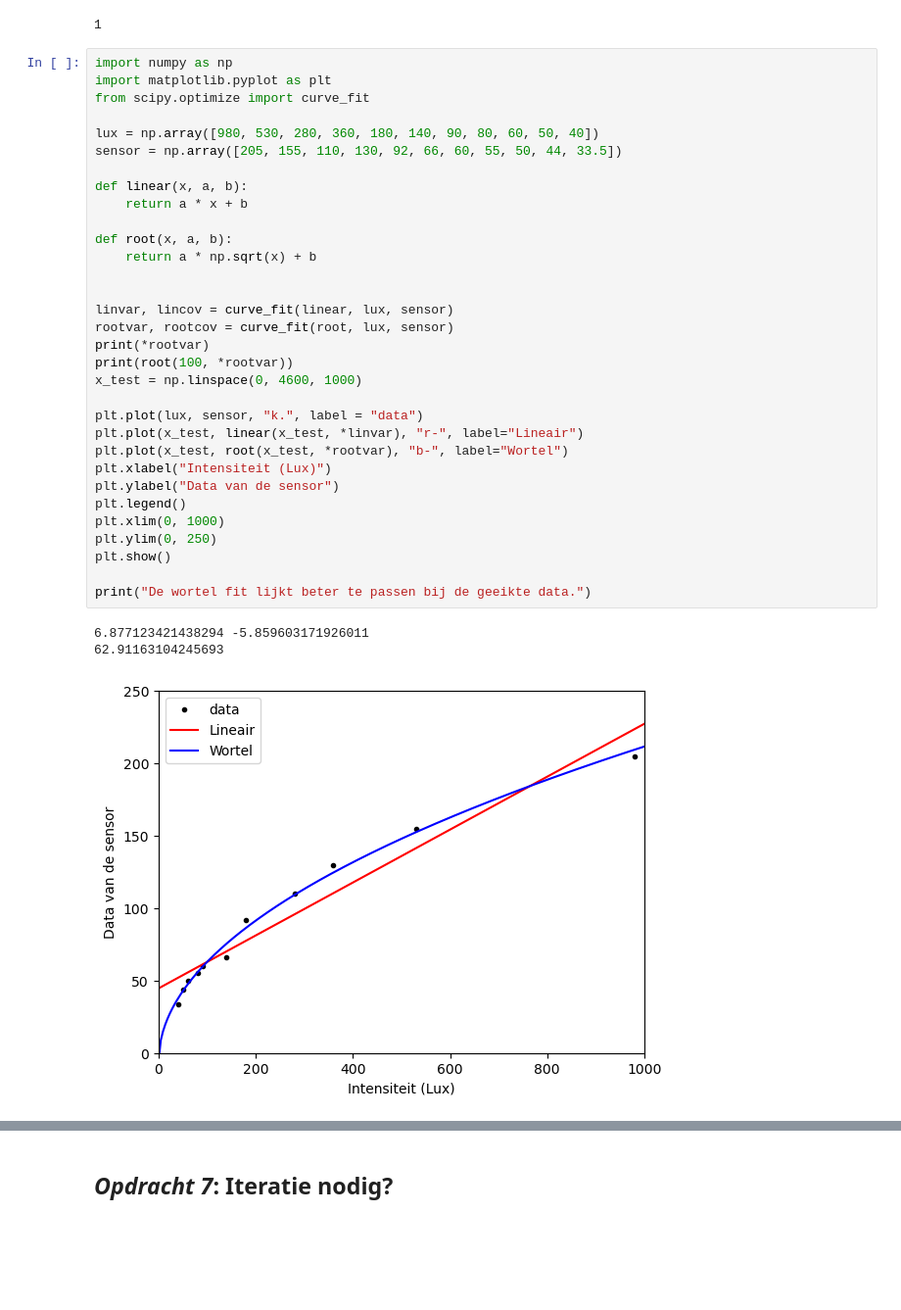
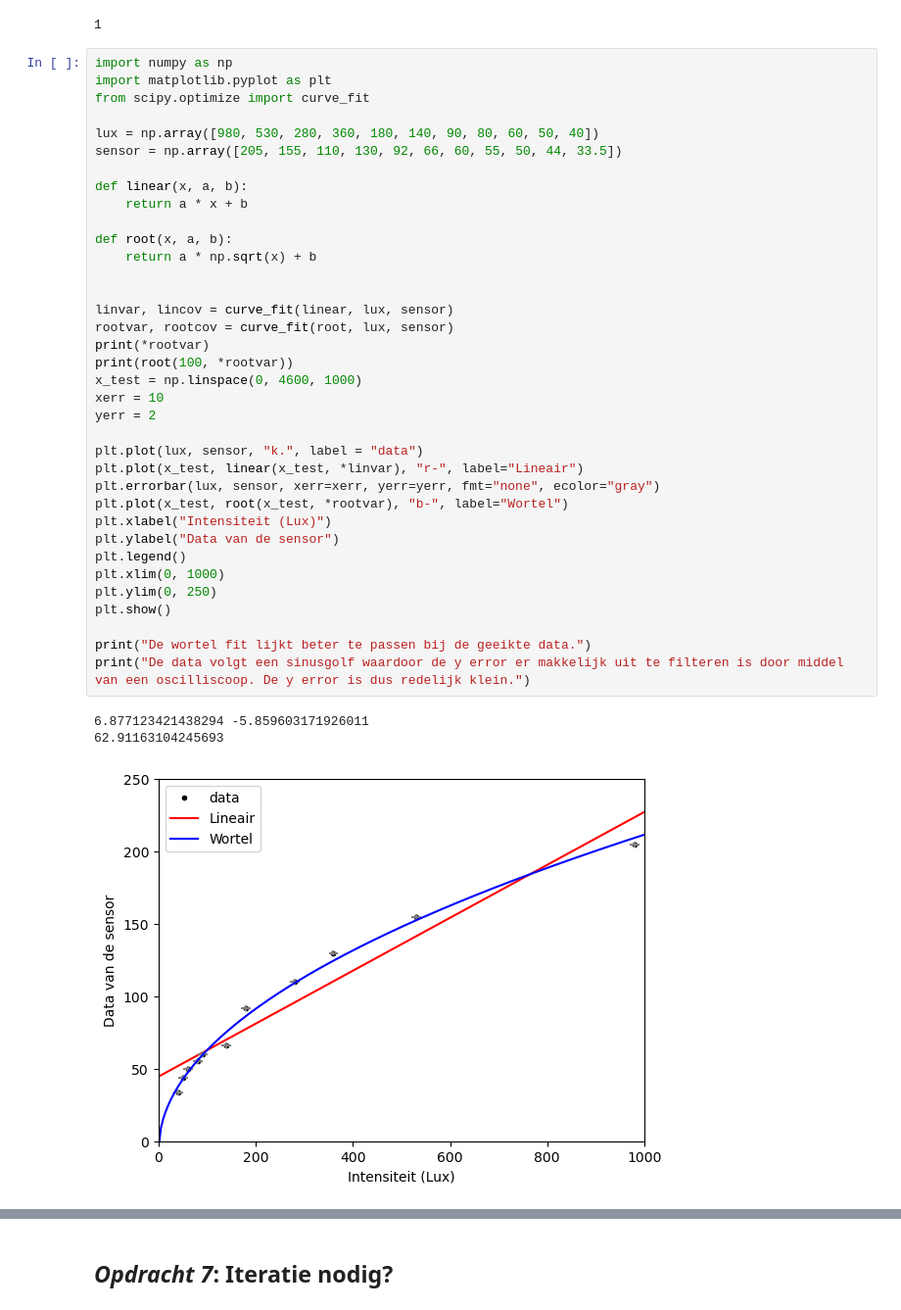
Before and after one commit to moostrum123/opdrachten-DEF-D, a Jupyter notebook: FysiekeOntwerpopdrachten/1KalibreerEenSensorDigitaalAnaloog/DEFOntwerpopdracht1KalibreerEenSensorInvulTemplate.ipynb, the cells around one changed output, grey strips where cells are left out. Shown at 98% size. Cells and saved outputs as stored; diff of their text form; blank space fills up the shorter version.

```diff
--- a/FysiekeOntwerpopdrachten/1KalibreerEenSensorDigitaalAnaloog/DEFOntwerpopdracht1KalibreerEenSensorInvulTemplate.ipynb
+++ b/FysiekeOntwerpopdrachten/1KalibreerEenSensorDigitaalAnaloog/DEFOntwerpopdracht1KalibreerEenSensorInvulTemplate.ipynb
@@ -75,32 +75,36 @@ from scipy.optimize import curve_fit
 lux = np.array([980, 530, 280, 360, 180, 140, 90, 80, 60, 50, 40])
 sensor = np.array([205, 155, 110, 130, 92, 66, 60, 55, 50, 44, 33.5])
 
 def linear(x, a, b):
     return a * x + b
 
 def root(x, a, b):
     return a * np.sqrt(x) + b
 
 
 linvar, lincov = curve_fit(linear, lux, sensor)
 rootvar, rootcov = curve_fit(root, lux, sensor)
 print(*rootvar)
 print(root(100, *rootvar))
 x_test = np.linspace(0, 4600, 1000)
+xerr = 10
+yerr = 2
 
 plt.plot(lux, sensor, "k.", label = "data")
 plt.plot(x_test, linear(x_test, *linvar), "r-", label="Lineair")
+plt.errorbar(lux, sensor, xerr=xerr, yerr=yerr, fmt="none", ecolor="gray")
 plt.plot(x_test, root(x_test, *rootvar), "b-", label="Wortel")
 plt.xlabel("Intensiteit (Lux)")
 plt.ylabel("Data van de sensor")
 plt.legend()
 plt.xlim(0, 1000)
 plt.ylim(0, 250)
 plt.show()
 
 print("De wortel fit lijkt beter te passen bij de geeikte data.")
+print("De data volgt een sinusgolf waardoor de y error er makkelijk uit te filteren is door middel van een oscilliscoop. De y error is dus redelijk klein.")
 # %% [output]
 6.877123421438294 -5.859603171926011
 62.91163104245693
-[figure, old version]
+[figure, new version]
 De wortel fit lijkt beter te passen bij de geeikte data.
```
Also changed, not shown: parts of 11 cells of this notebook.
